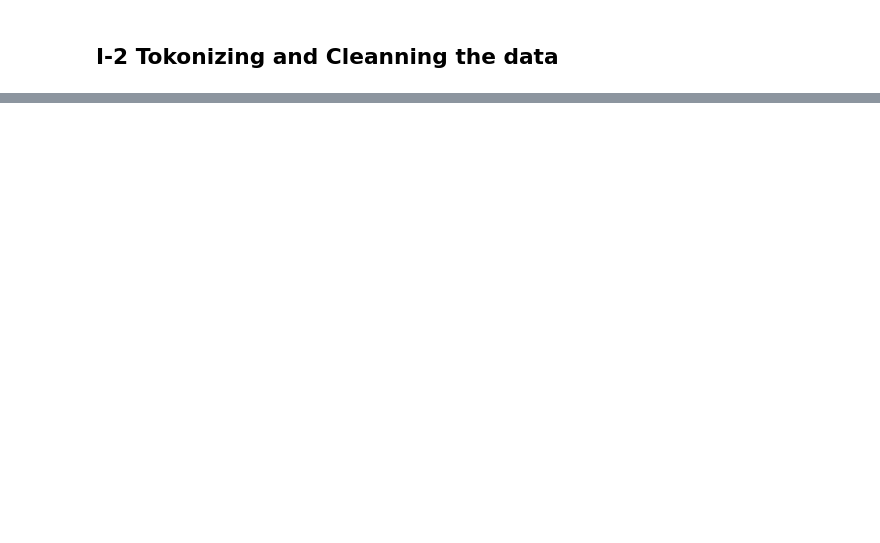
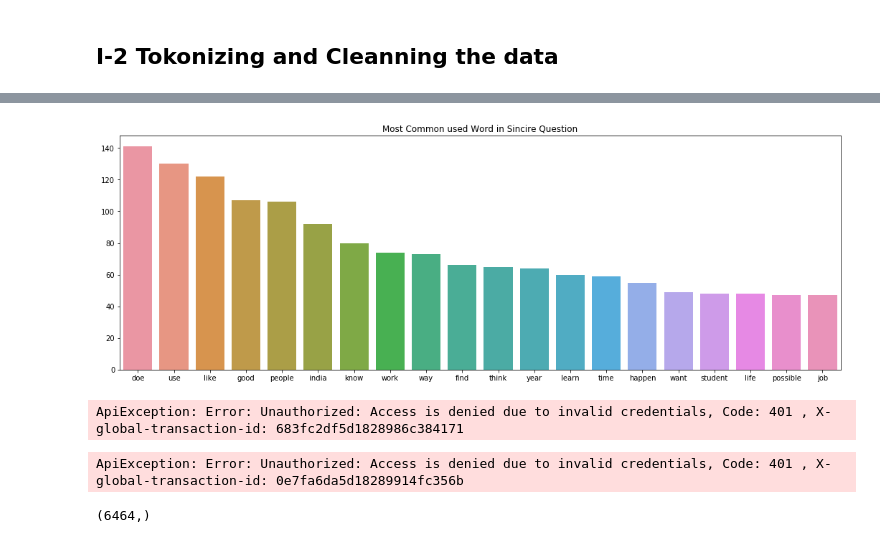
Before and after one commit to djomonam/Quora_Insincire_Classification, a Jupyter notebook: quora-question-classifier.ipynb, the cells around one changed output, grey strips where cells are left out. Saved outputs shown, nothing was run; the diff lists cells and outputs as text; code cells hidden in the pictures; blank space fills up the shorter version.

Commit message:
Using Ton Analyser and train our first Model

```diff
--- a/quora-question-classifier.ipynb
+++ b/quora-question-classifier.ipynb
@@ -160,0 +152,14 @@ plt.show()
+# %%
+sincereQuest = [quest for quest in train[train.target==0]["question_text"] ]
+sincereQuest = spacy_tokenizer(" ".join(sincereQuest))
+sincere_counter = Counter(sincereQuest)
+
+sincere_Word = [word[0] for word in sincere_counter.most_common(20)]
+sincere_number = [word[1] for word in sincere_counter.most_common(20)]
+
+fig = plt.figure(figsize=(18,6))
+snb.barplot(x=sincere_Word,y=sincere_number)
+plt.title("Most Common used Word in Sincire Question")
+plt.show()
+# %% [output]
+[figure, added]
@@ -160,0 +187,16 @@ plt.show()
+# %%
+X_ton1 = [get_ton(x) for x in train.iloc[:1000,:]["question_text"]]
+X_ton1
+# %% [output]
+ApiException: Error: Unauthorized: Access is denied due to invalid credentials, Code: 401 , X-global-transaction-id: 683fc2df5d1828986c384171
+# %%
+X_ton2 = [get_ton(x) for x in train.iloc[1000:,:]["question_text"]]
+X_ton2
+# %% [output]
+ApiException: Error: Unauthorized: Access is denied due to invalid credentials, Code: 401 , X-global-transaction-id: 0e7fa6da5d18289914fc356b
+# %%
+X_ton = [X_ton1,X_ton2]
+X_ton = np.concatenate(X_ton)
+X_ton.shape
+# %% [output]
+(6464,)
```
Also changed, not shown: parts of 25 cells of this notebook, 2 other files.
